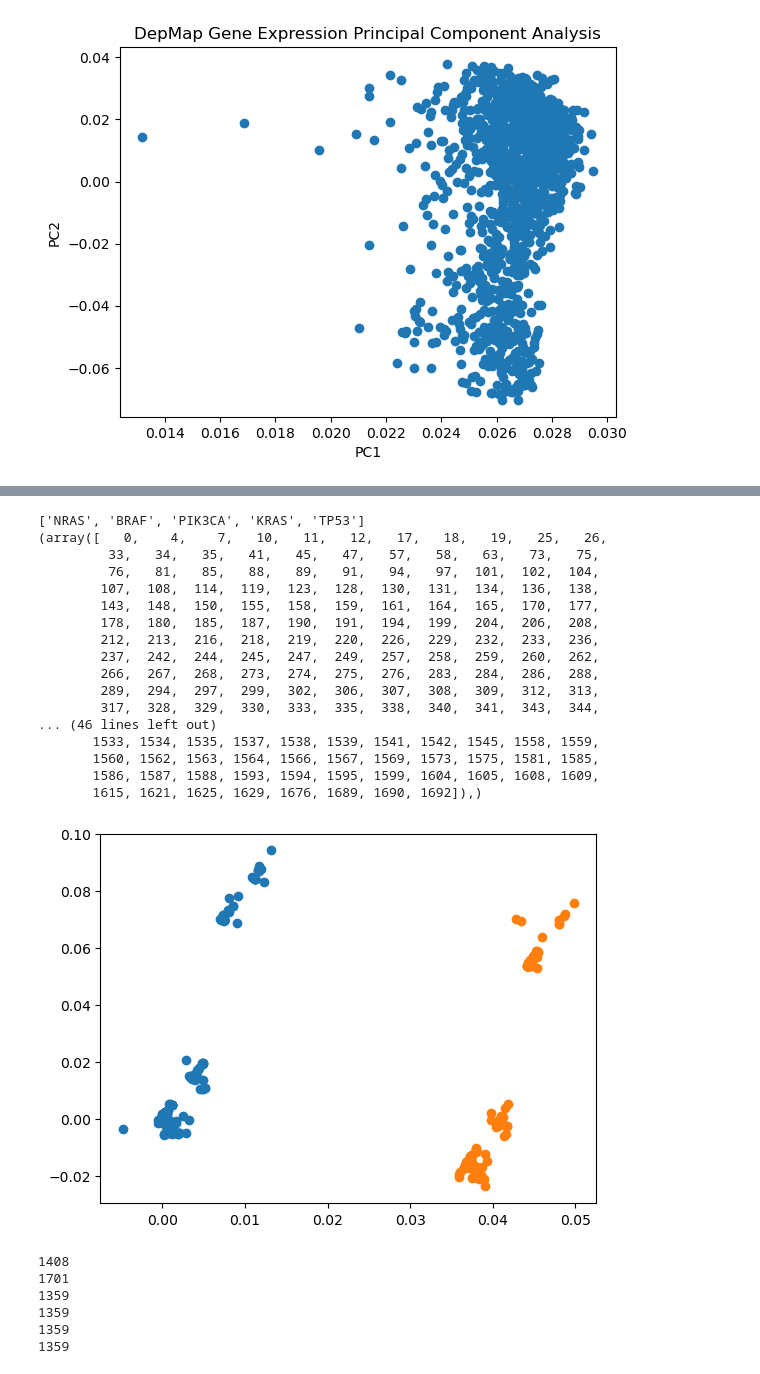
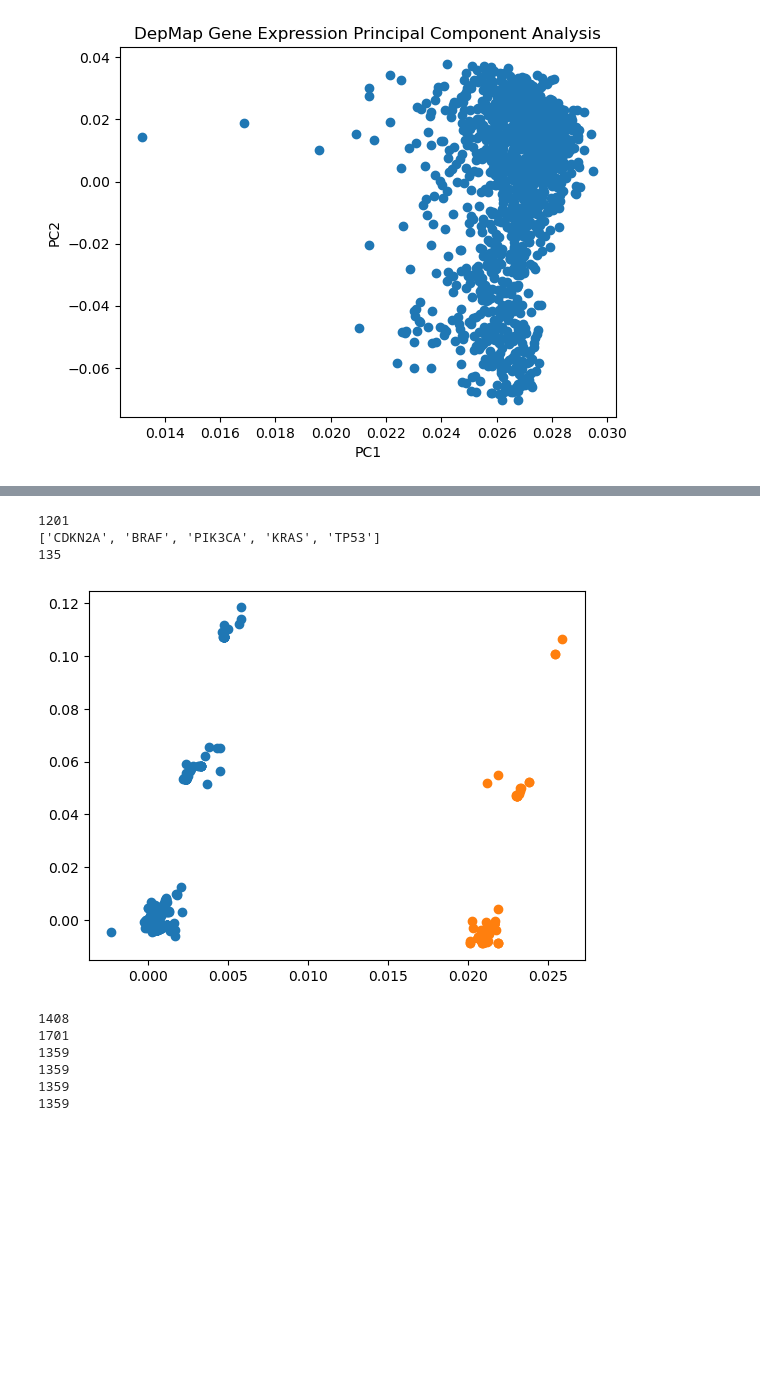
Before and after one commit to alanahmcintosh/Python_workspaces, a Jupyter notebook: Jupyter Notebook/Hotspot_Mutations_PCA copy.ipynb, the cells around one changed output, grey strips where cells are left out. Drawn from its saved outputs; the diff is of its cells as text; code cells hidden in the pictures; blank space fills up the shorter version.

```diff
--- a/Jupyter Notebook/Hotspot_Mutations_PCA copy.ipynb
+++ b/Jupyter Notebook/Hotspot_Mutations_PCA copy.ipynb
@@ -47,7 +51,7 @@ plt.show()
 # %%
 ######read in gene expression csv as a dataframe, index so it reads in row names
 mutation = pd.read_csv('/home/alanah/Downloads/Hotspot_Mutations.csv', index_col=0)
-mutation = mutation.replace(2,1)
+#mutation = mutation.replace(2,1)
 
 ####extracting the column names and extracting row names
 column_names = list(mutation.columns.values)
@@ -88,53 +92,42 @@ plt.show()
 ##### sum up the amount of mutations per gene
 sum_genes = np.sum(x_mut, axis = 0)
 
 #####sort the amount of mutations per gene in descending order
-top_genes = np.argsort(sum_genes)
+sorted = np.sort(sum_genes)
+print(max(sum_genes))
+top_genes = np.argsort(sum_genes ,axis=0)
+
 
 #####get the indexes of the top five most mutated genes in one list together and individually
 top_five = top_genes[-5:, ]
 gene_one = (top_genes[-1,])
 gene_two = (top_genes[-2,])
 gene_three = (top_genes[-3,])
 gene_four = (top_genes[-4,])
 gene_five = (top_genes[-5,])
 
 ####### find the names of the most mutated genes
 top_five_names = list()
 for i in top_five:
     top_five_names.append(mutation.columns[i])
 
 print(top_five_names)
 #print(mutation.columns[gene_five])
-print((np.where(x_mut[:,gene_one]==1)))
+print(np.count_nonzero(np.where(x_mut[:,gene_one]==1)))
 
 ######do the PCA
 # sum up the number of times no mutation is found for the top mutated gene
 plt.scatter(pca_mutation.components_[0,np.where(x_mut[:,gene_one]==0)] ,pca_mutation.components_[1,np.where(x_mut[:,gene_one]==0)])
 
 # sum the number of times adamaging mutation is found in the top gene for all cell lines
 plt.scatter(pca_mutation.components_[0,np.where(x_mut[:,gene_one]==1)],pca_mutation.components_[1,np.where(x_mut[:,gene_one]==1)])
 
 plt.show()
 # %% [output]
-['NRAS', 'BRAF', 'PIK3CA', 'KRAS', 'TP53']
-(array([   0,    4,    7,   10,   11,   12,   17,   18,   19,   25,   26,
-         33,   34,   35,   41,   45,   47,   57,   58,   63,   73,   75,
-         76,   81,   85,   88,   89,   91,   94,   97,  101,  102,  104,
-        107,  108,  114,  119,  123,  128,  130,  131,  134,  136,  138,
-        143,  148,  150,  155,  158,  159,  161,  164,  165,  170,  177,
-        178,  180,  185,  187,  190,  191,  194,  199,  204,  206,  208,
-        212,  213,  216,  218,  219,  220,  226,  229,  232,  233,  236,
-        237,  242,  244,  245,  247,  249,  257,  258,  259,  260,  262,
-        266,  267,  268,  273,  274,  275,  276,  283,  284,  286,  288,
-        289,  294,  297,  299,  302,  306,  307,  308,  309,  312,  313,
-        317,  328,  329,  330,  333,  335,  338,  340,  341,  343,  344,
-... (46 lines left out)
-       1533, 1534, 1535, 1537, 1538, 1539, 1541, 1542, 1545, 1558, 1559,
-       1560, 1562, 1563, 1564, 1566, 1567, 1569, 1573, 1575, 1581, 1585,
-       1586, 1587, 1588, 1593, 1594, 1595, 1599, 1604, 1605, 1608, 1609,
-       1615, 1621, 1625, 1629, 1676, 1689, 1690, 1692]),)
+1201
+['CDKN2A', 'BRAF', 'PIK3CA', 'KRAS', 'TP53']
+135
-[figure, old version]
+[figure, new version]
 # %%
 ###### find the lengths of the rows of the expression and mutation dataset
 print(len(row_names))
```
Also changed, not shown: parts of 10 cells of this notebook, 5 other files.
